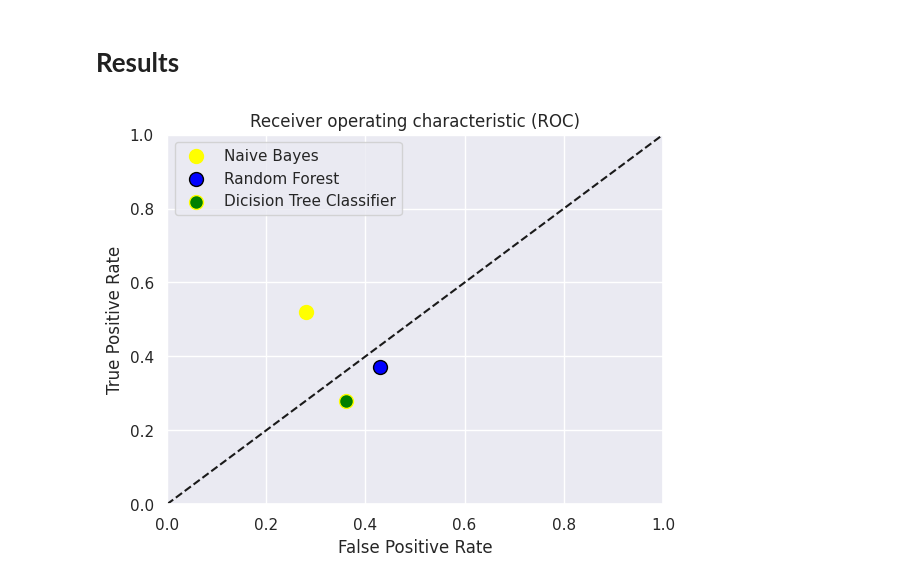
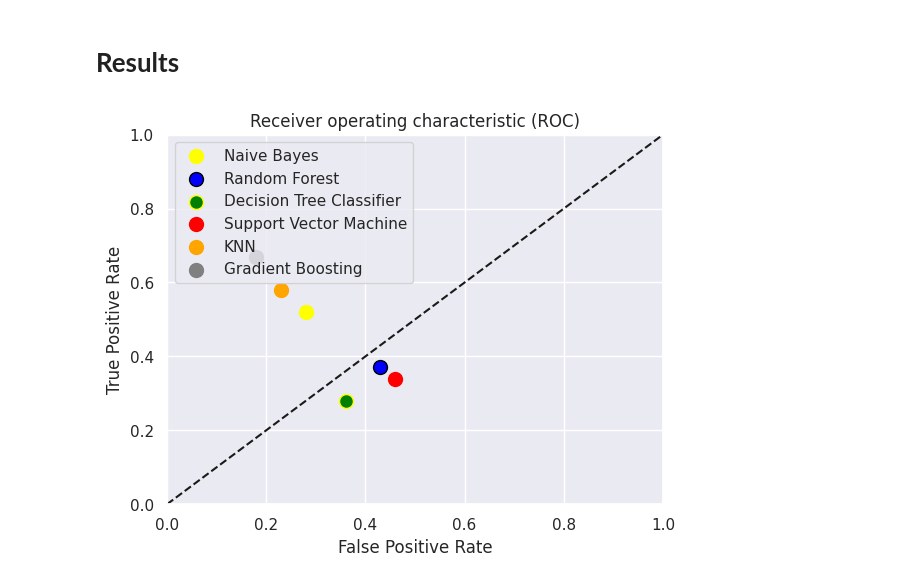
Before and after one commit to Aryagoy/Data-Classification, a Jupyter notebook: Data_Classification.ipynb, the cells around one changed output. Cells and saved outputs as stored; diff of their text form; code cells hidden in the pictures.

```diff
--- a/Data_Classification.ipynb
+++ b/Data_Classification.ipynb
@@ -453,28 +633,32 @@ weighted avg       0.72      0.72      0.68       231
 # %%
 import numpy as np
 import matplotlib.pyplot as plt
 
 # fpr, tpr
 naive_bayes = np.array([0.28, 0.52])
-logistic = np.array([0.54, 0.26])
 random_forest = np.array([0.43, 0.37])
 ann = np.array([0.36, 0.44])
 svm = np.array([0.46, 0.34])
 dt = np.array([0.52, 0.28])
+knn = np.array([0.23, 0.58])
+gradientBoost = np.array([0.18, 0.67])
 
 #plotting
 plt.scatter(naive_bayes[0], naive_bayes[1], label = 'Naive Bayes', facecolors='yellow', edgecolors='yellow', s=100)
 plt.scatter(random_forest[0], random_forest[1], label = 'Random Forest', facecolors='blue', edgecolors='black', s=100)
-plt.scatter(ann[0], dt[1], label = 'Dicision Tree Classifier', facecolors='green', edgecolors='yellow', s=100)
+plt.scatter(ann[0], dt[1], label = 'Decision Tree Classifier', facecolors='green', edgecolors='yellow', s=100)
+plt.scatter(svm[0], svm[1], label = 'Support Vector Machine', facecolors='red', edgecolors='red', s=100)
+plt.scatter(knn[0], knn[1], label = 'KNN', facecolors='orange', edgecolors='orange', s=100)
+plt.scatter(gradientBoost[0], gradientBoost[1], label = 'Gradient Boosting', facecolors='gray', edgecolors='gray', s=100)
 
 plt.plot([0, 1], [0, 1], 'k--')
 plt.xlim([0.0, 1.0])
 plt.ylim([0.0, 1.0])
 plt.xlabel('False Positive Rate')
 plt.ylabel('True Positive Rate')
 plt.title('Receiver operating characteristic (ROC)')
 plt.legend(loc='upper left')
 
 plt.show()
 # %% [output]
-[figure, old version]
+[figure, new version]
```
Also changed, not shown: parts of 21 cells of this notebook, 1 other file.
